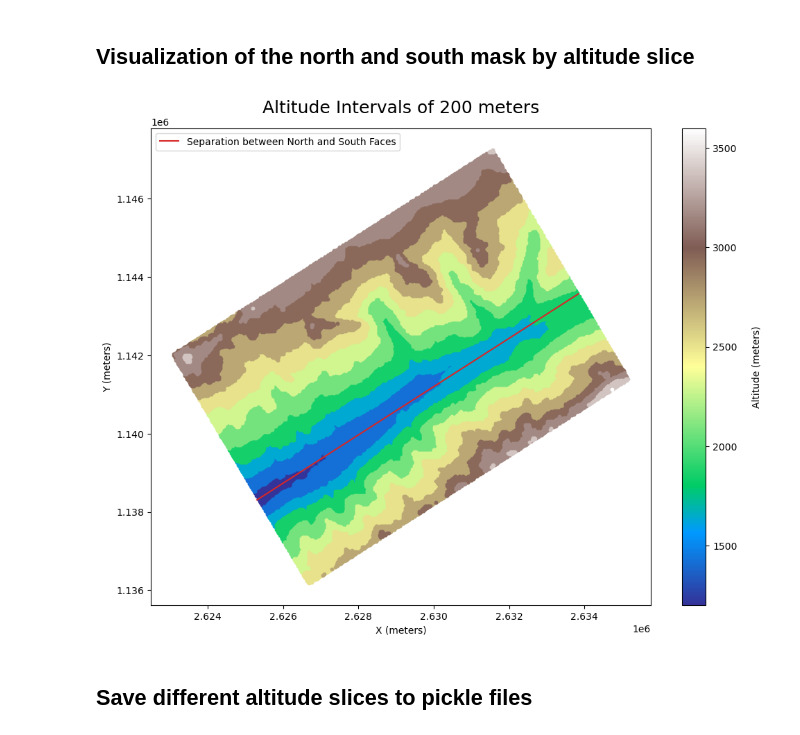
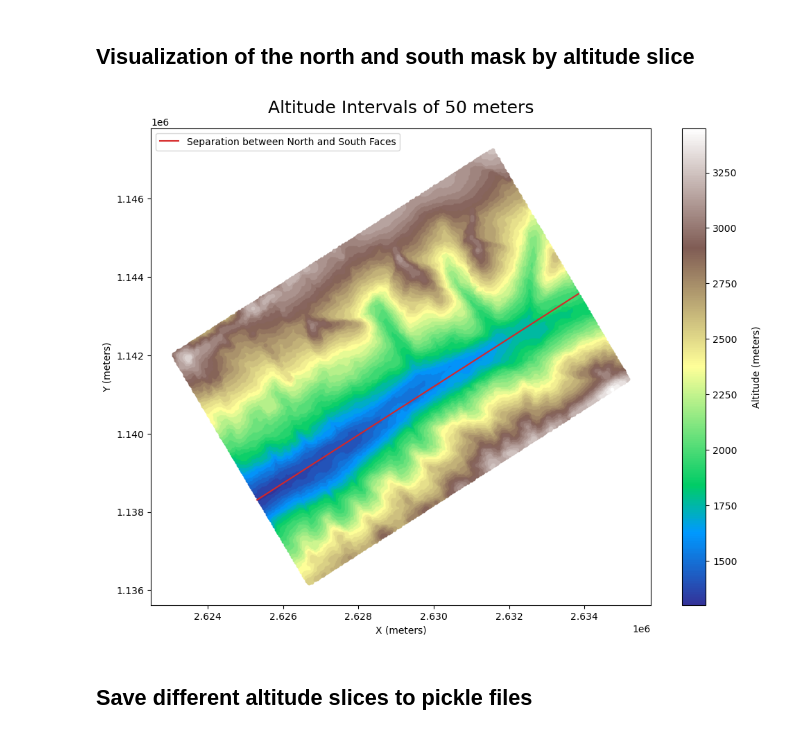
Before and after one commit to Kevin-Bart/SGG.00425-Project, a Jupyter notebook: notebooks/DMFEA_Project_Geo.ipynb, the cells around one changed output. Saved outputs shown, nothing was run; the diff lists cells and outputs as text; code cells hidden in the pictures.

Commit message:
more plot 2

```diff
--- a/notebooks/DMFEA_Project_Geo.ipynb
+++ b/notebooks/DMFEA_Project_Geo.ipynb
@@ -232,7 +229,7 @@ north_face = pd.read_csv(r"..\data\processed\points_north_face.csv")
 south_face = pd.read_csv(r"..\data\processed\points_south_face.csv")
 # %%
 # Définir l'intervalle d'altitude
-altitude_interval = 200
+altitude_interval = 50
 
 # Découper en intervalles de 200 m
 altitude_bins_north = split_by_altitude(north_face, interval=altitude_interval)
@@ -262,34 +259,34 @@ colors = cm.terrain(np.linspace(0, 1, n_bins))
 # Tracer la face Nord
 for i, (color, (alt_range, df)) in enumerate(zip(colors, altitude_bins_north.items())):
     # Si c'est la première itération, on ajoute un label pour la légende du marqueur 'o'
     label = "North Face" if i == 0 else None
 
     plt.scatter(df['X'], df['Y'], color=color, s=10)
 
 # Tracer la face Sud
 for i, (color, (alt_range, df)) in enumerate(zip(colors, altitude_bins_south.items())):
     # Si c'est la première itération, on ajoute un label pour la légende du marqueur 'x'
     label = "South Face" if i == 0 else None
 
     plt.scatter(df['X'], df['Y'], color=color, s=10) # Le label est pour le marqueur 'x'
 
 # Tracé de la ligne de séparation
 plt.plot(x_range[23:-19], a * x_range[23:-19] + b_down, color='tab:red', linestyle='-', label='Separation between North and South Faces')
 
 # --- Ajout de la Color Bar ---
 cbar = plt.colorbar(sm, ax=plt.gca())
 cbar.set_label('Altitude (meters)', labelpad=15)
 
 # --- Finalisation du Plot ---
 plt.xlabel("X (meters)")
 plt.ylabel("Y (meters)")
 plt.title(f"Altitude Intervals of {altitude_interval} meters", fontsize=18, y=1.02)
 plt.legend()
 plt.tight_layout()
 # plt.savefig(rf"..\figures\altitude_intervals_{altitude_interval}m.png", dpi=300, bbox_inches='tight')
 plt.show()
 # %% [output]
-[figure, old version]
+[figure, new version]
 # %% [markdown]
 ## Save different altitude slices to pickle files
 # %% [markdown]
```
Also changed, not shown: parts of 2 cells of this notebook, 9 other files.
